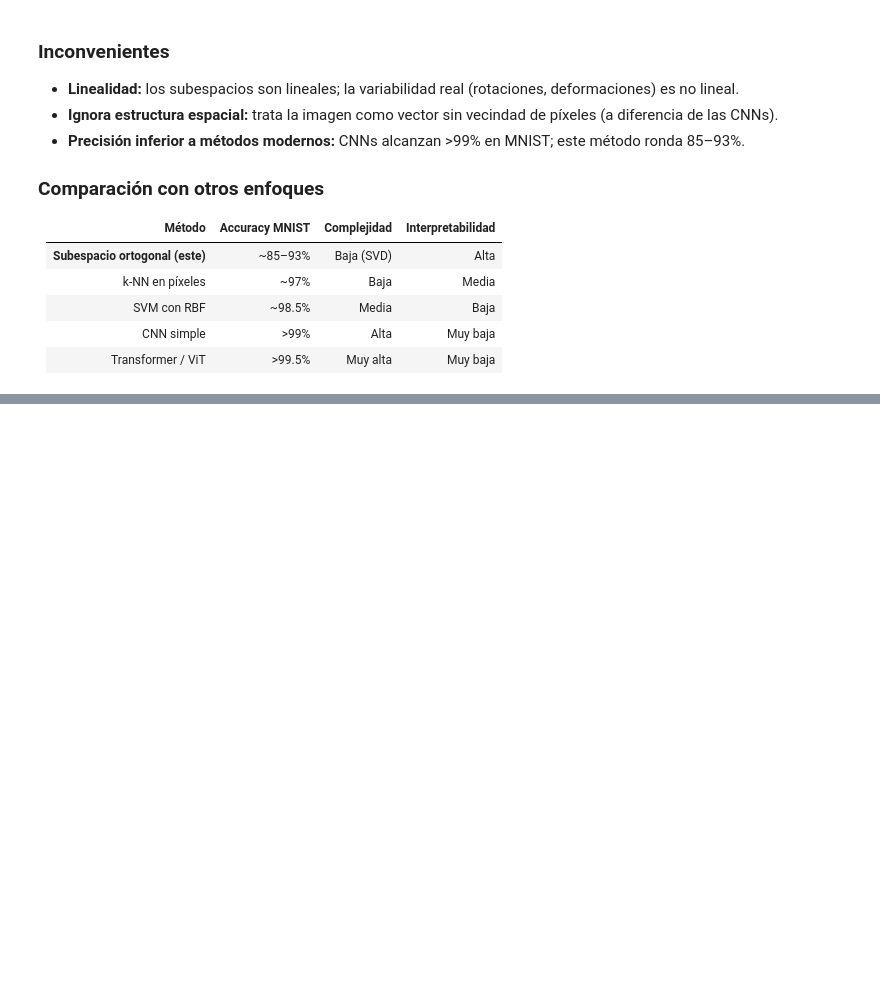
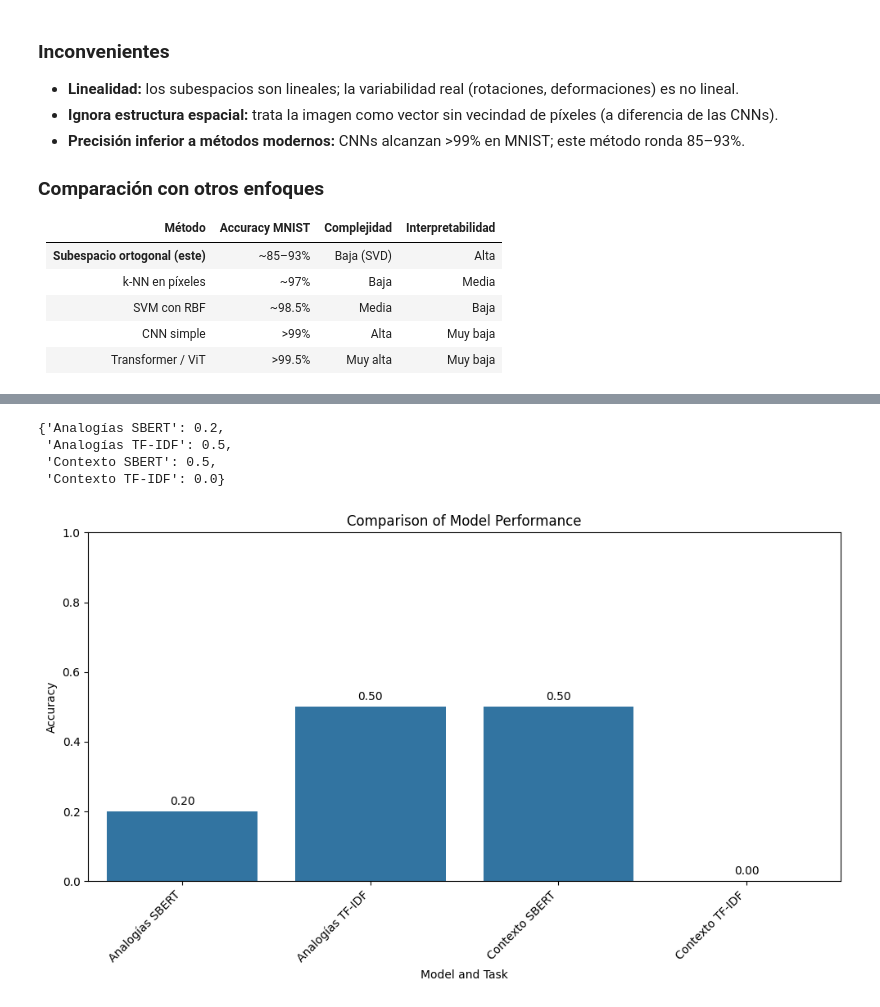
Before and after one commit to Jvelasquez980/Examen2-MatApl, a Jupyter notebook: examen.ipynb, the cells around one changed output, grey strips where cells are left out. Saved outputs shown, nothing was run; the diff lists cells and outputs as text; code cells hidden in the pictures; blank space fills up the shorter version.

```diff
--- a/examen.ipynb
+++ b/examen.ipynb
@@ -538,0 +917,50 @@ La dimensión intrínseca de la variabilidad del dígito es mucho menor que 256.
+# %%
+def resolver_contexto_sbert(contexto):
+    correctas = 0
+
+    for palabras, respuesta in contexto:
+
+        embeddings = model.encode(palabras)
+        centroide = np.mean(embeddings, axis=0)
+
+        similitudes = [cosine_sim(e, centroide) for e in embeddings]
+        prediccion = palabras[np.argmin(similitudes)]
+
+        if prediccion == respuesta:
+            correctas += 1
+
+    return correctas / len(contexto)
+# %%
+resultados = {
+    "Analogías SBERT": resolver_analogias_sbert(analogias),
+    "Analogías TF-IDF": resolver_analogias_tfidf(analogias),
+    "Contexto SBERT": resolver_contexto_sbert(contexto),
+    "Contexto TF-IDF": resolver_contexto_tfidf(contexto),
+}
+
+resultados
+# %% [output]
+{'Analogías SBERT': 0.2,
+ 'Analogías TF-IDF': 0.5,
+ 'Contexto SBERT': 0.5,
+ 'Contexto TF-IDF': 0.0}
+# %%
+plt.figure(figsize=(10,6))
+ax = sns.barplot(x=list(resultados.keys()), y=list(resultados.values()))
+
+for p in ax.patches:
+    ax.annotate(f'{p.get_height():.2f}',
+                (p.get_x() + p.get_width() / 2., p.get_height()),
+                ha='center', va='center',
+                xytext=(0, 9),
+                textcoords='offset points')
+
+plt.xticks(rotation=45, ha='right')
+plt.ylim(0,1)
+plt.title("Comparison of Model Performance")
+plt.ylabel("Accuracy")
+plt.xlabel("Model and Task")
+plt.tight_layout()
+plt.show()
+# %% [output]
+[figure, added]
```
Also changed, not shown: parts of 15 cells of this notebook.
